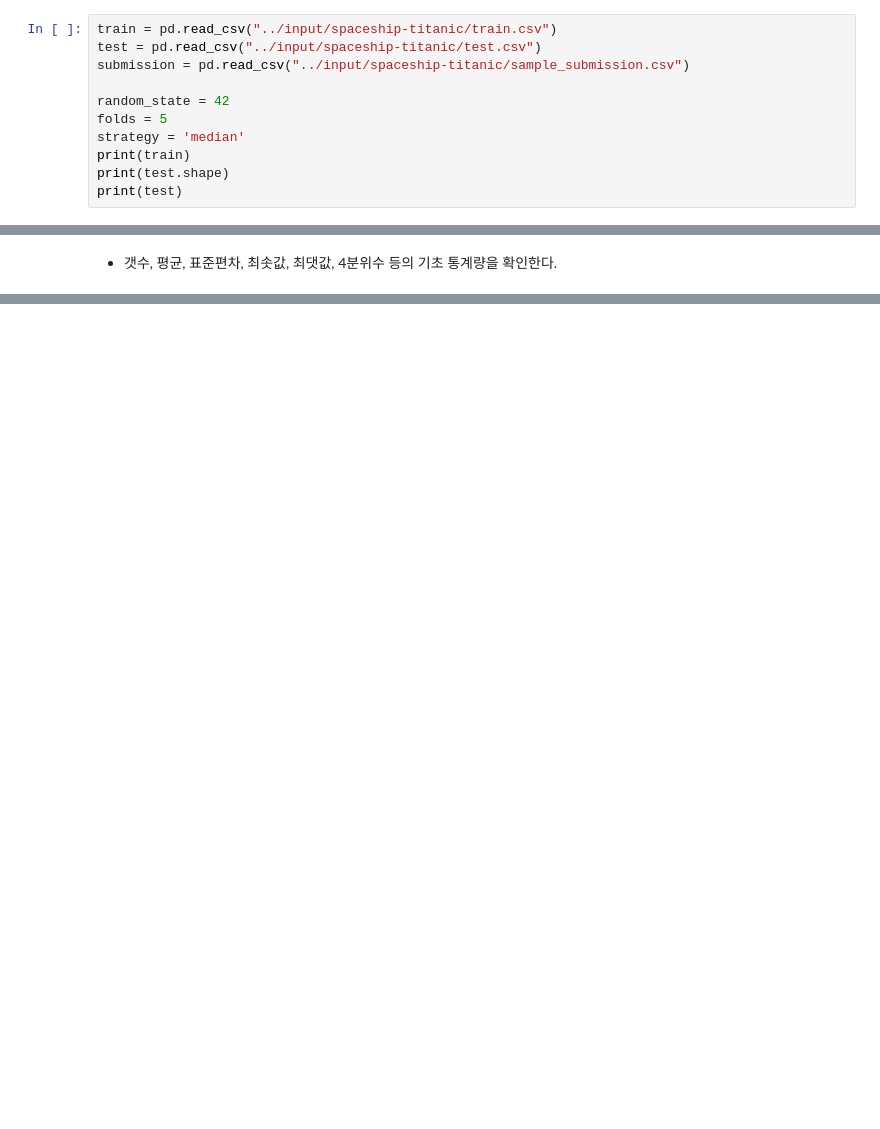
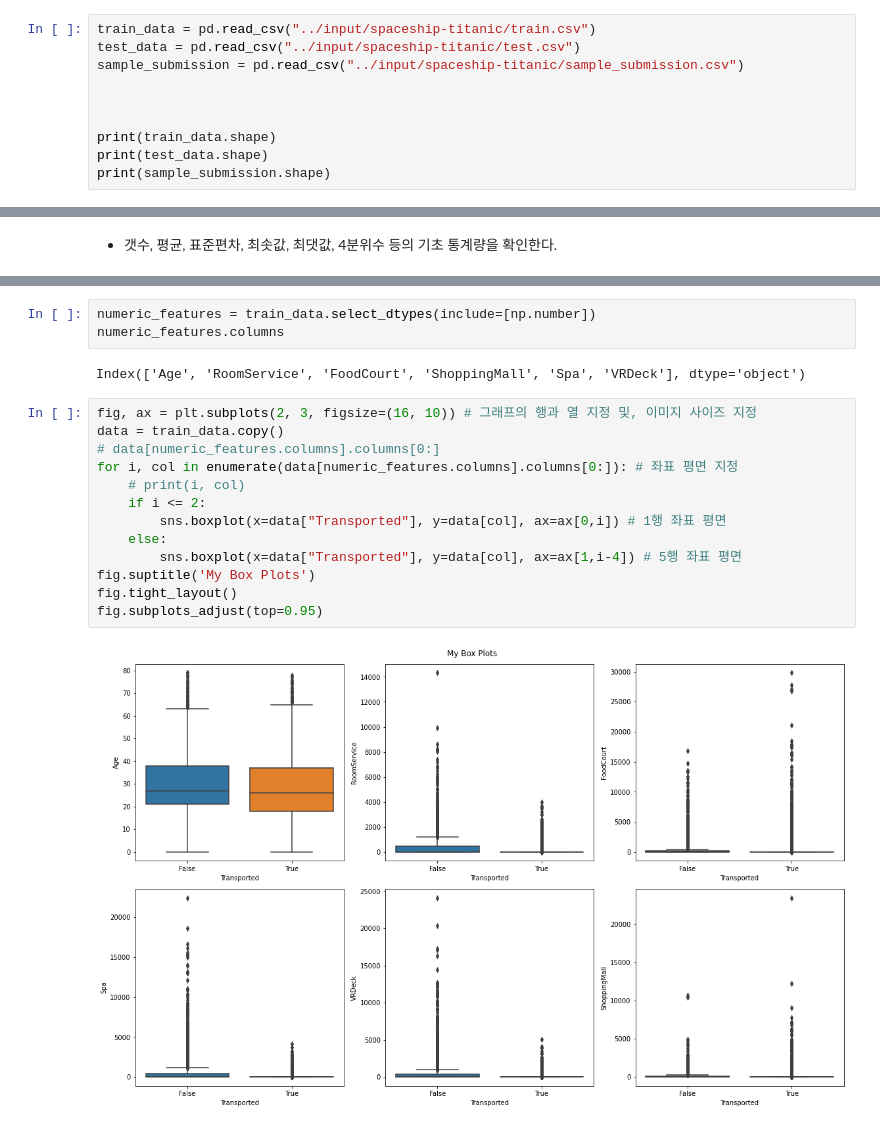
Before and after one commit to Griotold/Projcet_Starship_Titanic, a Jupyter notebook: starship/title.ipynb, the cells around one changed output, grey strips where cells are left out. Drawn from its saved outputs; the diff is of its cells as text; blank space fills up the shorter version.

```diff
--- a/starship/title.ipynb
+++ b/starship/title.ipynb
@@ -51,12 +71,11 @@ warnings.filterwarnings('ignore')
 # %%
-train = pd.read_csv("../input/spaceship-titanic/train.csv")
-test = pd.read_csv("../input/spaceship-titanic/test.csv")
-submission = pd.read_csv("../input/spaceship-titanic/sample_submission.csv")
+train_data = pd.read_csv("../input/spaceship-titanic/train.csv")
+test_data = pd.read_csv("../input/spaceship-titanic/test.csv")
+sample_submission = pd.read_csv("../input/spaceship-titanic/sample_submission.csv")
 
-random_state = 42
-folds = 5
-strategy = 'median'
-print(train)
-print(test.shape)
-print(test)
+
+
+print(train_data.shape)
+print(test_data.shape)
+print(sample_submission.shape)
 # %% [output]
@@ -400,0 +369,20 @@ fig.update_layout(showlegend=False, title_text="Row wise Null Value Distribution
+# %%
+numeric_features = train_data.select_dtypes(include=[np.number])
+numeric_features.columns
+# %% [output]
+Index(['Age', 'RoomService', 'FoodCourt', 'ShoppingMall', 'Spa', 'VRDeck'], dtype='object')
+# %%
+fig, ax = plt.subplots(2, 3, figsize=(16, 10)) # 그래프의 행과 열 지정 및, 이미지 사이즈 지정
+data = train_data.copy()
+# data[numeric_features.columns].columns[0:]
+for i, col in enumerate(data[numeric_features.columns].columns[0:]): # 좌표 평면 지정
+    # print(i, col)
+    if i <= 2:
+        sns.boxplot(x=data["Transported"], y=data[col], ax=ax[0,i]) # 1행 좌표 평면
+    else:
+        sns.boxplot(x=data["Transported"], y=data[col], ax=ax[1,i-4]) # 5행 좌표 평면
+fig.suptitle('My Box Plots')
+fig.tight_layout()
+fig.subplots_adjust(top=0.95)
+# %% [output]
+[figure, added]
```
Also changed, not shown: parts of 111 cells of this notebook.
